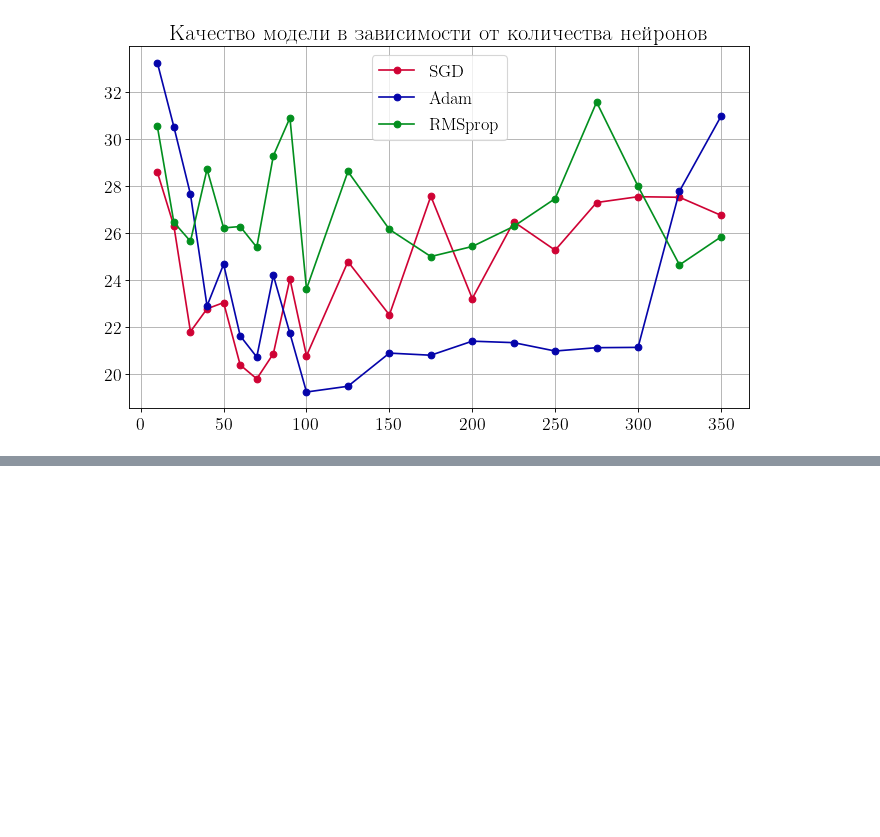
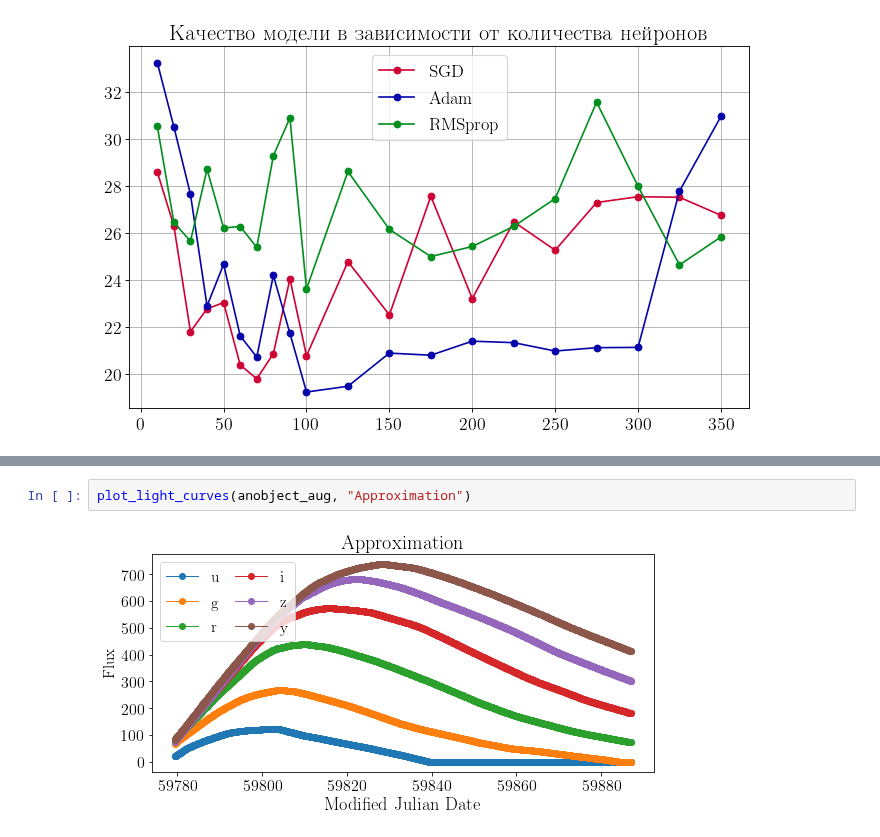
Before and after one commit to HSE-LAMBDA/light_curve_approx, a Jupyter notebook: notebooks/ChooseSingleLayerNet.ipynb, the cells around one changed output, grey strips where cells are left out. Cells and saved outputs as stored; diff of their text form; blank space fills up the shorter version.

```diff
--- a/notebooks/ChooseSingleLayerNet.ipynb
+++ b/notebooks/ChooseSingleLayerNet.ipynb
@@ -329 +358,5 @@ fig.savefig("metrics_for_different_nhidden.pdf")
+# %%
+plot_light_curves(anobject_aug, "Approximation")
+# %% [output]
+[figure, added]
 # %%
```
Also changed, not shown: parts of 10 cells of this notebook, 2 other files.
